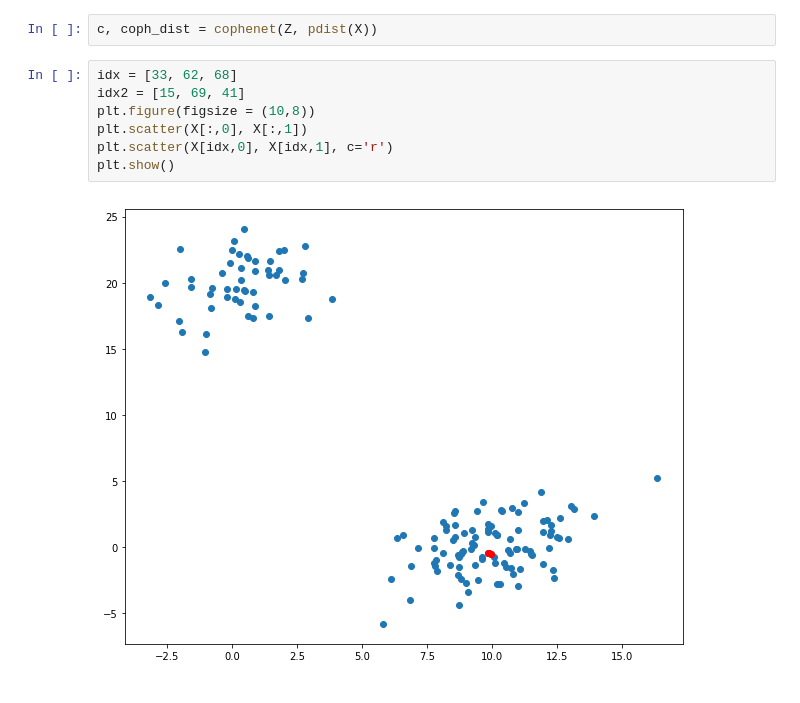
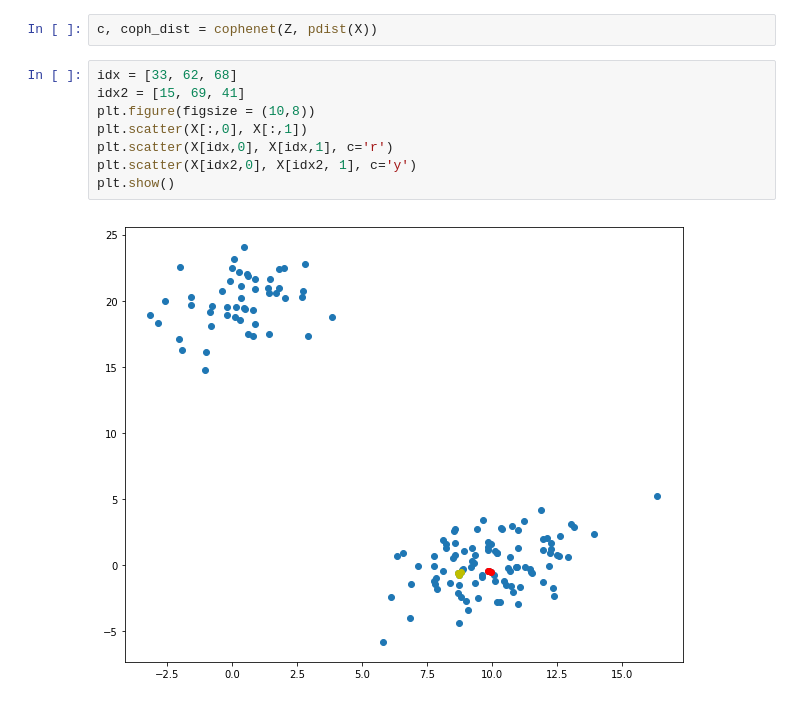
Before and after one commit to LautaroAndresSaez/Curso_Machine_Learning, a Jupyter notebook: 18 - Clustering-Jerárquico-ejercicio.ipynb, the cells around one changed output. Cells and saved outputs as stored; diff of their text form.

```diff
--- a/18 - Clustering-Jerárquico-ejercicio.ipynb
+++ b/18 - Clustering-Jerárquico-ejercicio.ipynb
@@ -37,9 +37,10 @@ c, coph_dist = cophenet(Z, pdist(X))
 # %%
 idx = [33, 62, 68]
 idx2 = [15, 69, 41]
 plt.figure(figsize = (10,8))
 plt.scatter(X[:,0], X[:,1])
 plt.scatter(X[idx,0], X[idx,1], c='r')
+plt.scatter(X[idx2,0], X[idx2, 1], c='y')
 plt.show()
 # %% [output]
-[figure, old version]
+[figure, new version]
```
Also changed, not shown: parts of 23 cells of this notebook, 22 other files.
